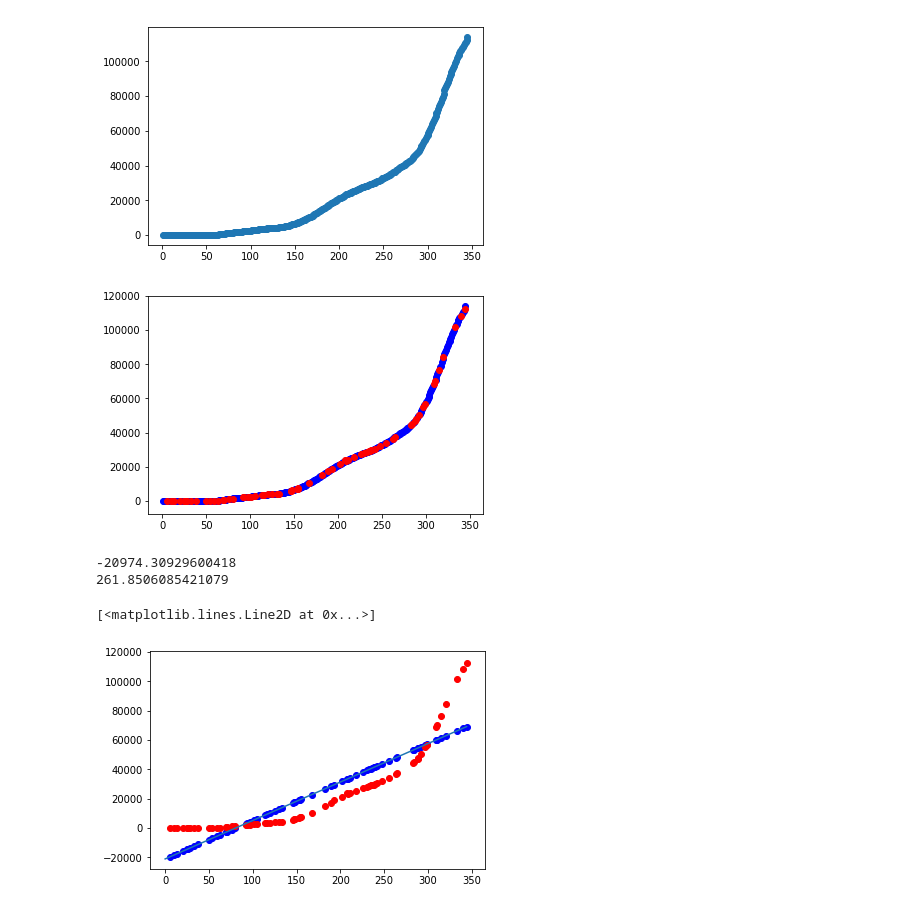
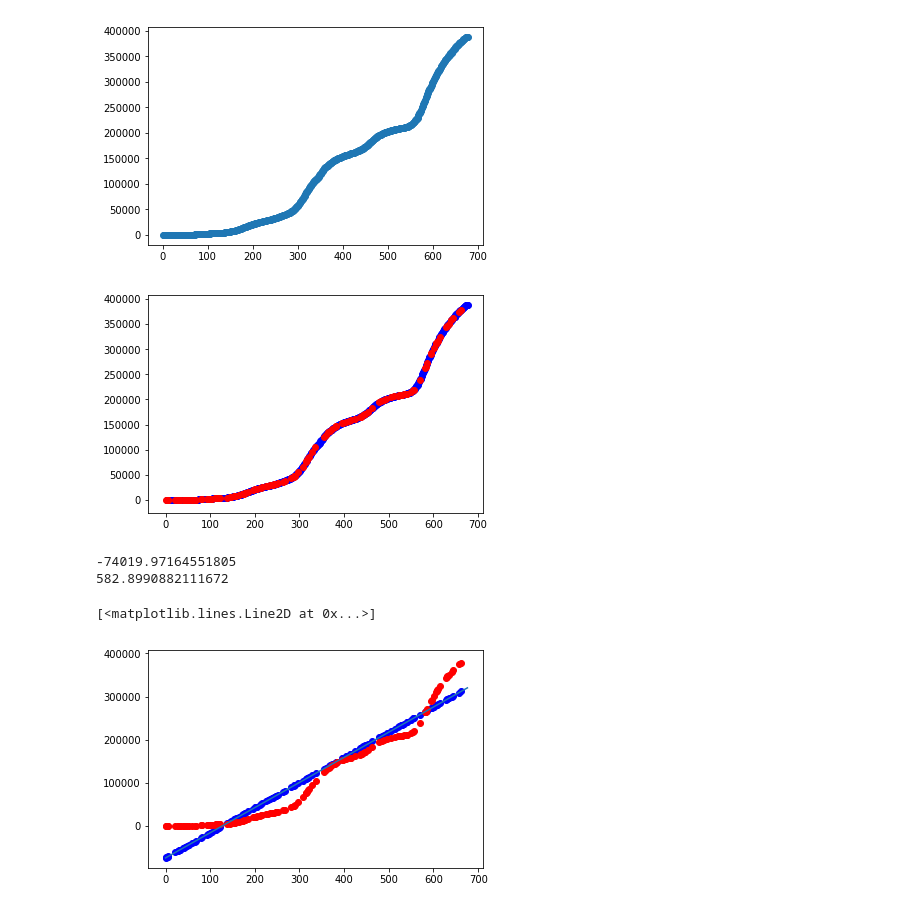
Before and after one commit to GoodrainCN/Covid_Trend, a Jupyter notebook: ana_or.ipynb, the cells around one changed output. Drawn from its saved outputs; the diff is of its cells as text; code cells hidden in the pictures.

```diff
--- a/ana_or.ipynb
+++ b/ana_or.ipynb
@@ -5,8 +5,8 @@ from sklearn import datasets
 import pandas as pd
 import numpy as np
 ####
-data = pd.read_csv('OR.csv', usecols=[15]) #x
-fish = pd.read_csv('OR.csv', usecols=[2]) #y
+data = pd.read_csv('OR2020.csv', usecols=[15]) #x
+fish = pd.read_csv('OR2020.csv', usecols=[2]) #y
 data = np.array(data) #x
 fish = np.array(fish) #y
 ####
@@ -18,35 +18,35 @@ X_train, X_test, Y_train, Y_test = train_test_split(data, fish, train_size=.8)
 plt.scatter(X_train,Y_train, color='b')
 plt.scatter(X_test,Y_test, color='r')
 plt.show()
 ####
 model = LinearRegression()
 model.fit(X_train, Y_train)
 ####
 a = model.intercept_
 b = model.coef_
 print(a[0])
 print(b[0][0])
 ####
 model.score(X_test,Y_test)
 output_y = model.predict(X_test)
 plt.scatter(X_test,output_y, color='b')
 plt.scatter(X_test,Y_test, color='r')
 x = []
 y = []
 y1 = []
 for i in range(len(data)):
     x.append(i)
     y.append((i*b[0][0])+a[0])
     y1.append(0)
 #print(y)
 #x = x.array(x)
 #y = y.array(y)
 plt.plot(x,y)
 #plt.plot(x,y1)
 # %% [output]
-[figure, old version]
+[figure, new version]
-[figure, old version]
+[figure, new version]
--20974.30929600418
-261.8506085421079
+-74019.97164551805
+582.8990882111672
 [<matplotlib.lines.Line2D at 0x...>]
-[figure, old version]
+[figure, new version]
```
Also changed, not shown: parts of 1 cell of this notebook, 12 other files.
